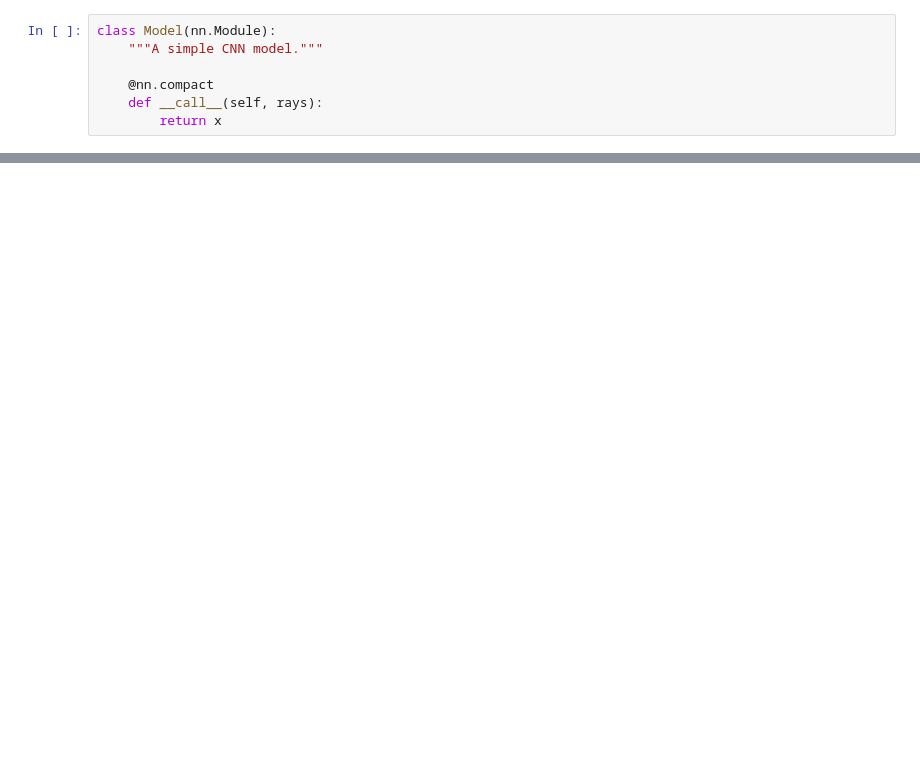
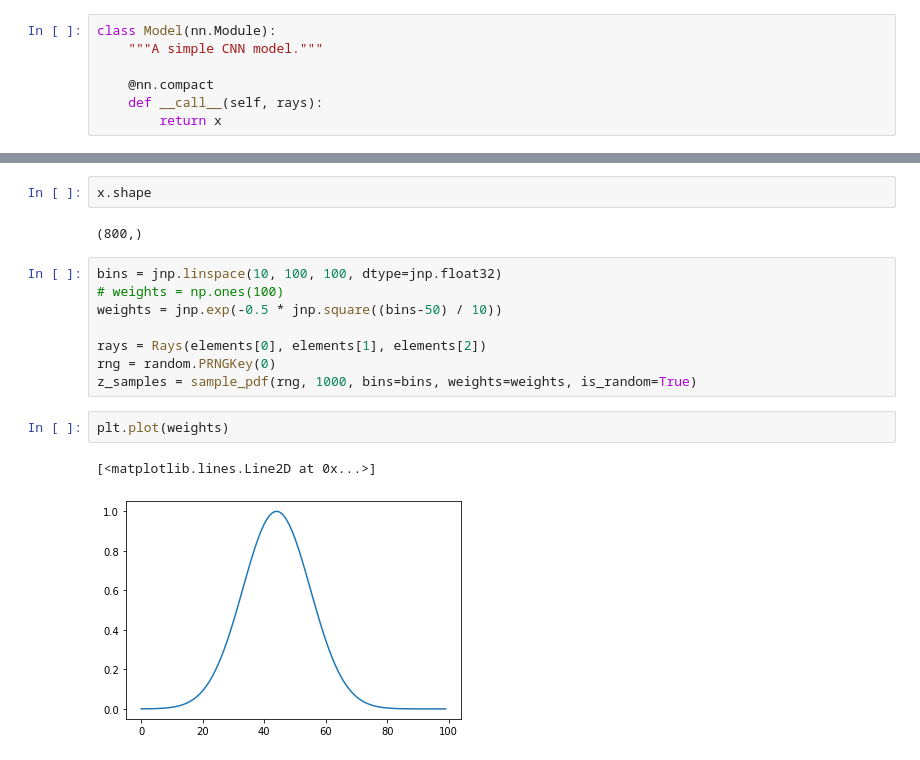
Before and after one commit to liangkaizhang/yet-another-jax-nerf, a Jupyter notebook: scripts/test_model.ipynb, the cells around one changed output, grey strips where cells are left out. Cells and saved outputs as stored; diff of their text form; blank space fills up the shorter version.

```diff
--- a/scripts/test_model.ipynb
+++ b/scripts/test_model.ipynb
@@ -31,0 +181,17 @@ class Model(nn.Module):
+# %%
+x.shape
+# %% [output]
+(800,)
+# %%
+bins = jnp.linspace(10, 100, 100, dtype=jnp.float32)
+# weights = np.ones(100)
+weights = jnp.exp(-0.5 * jnp.square((bins-50) / 10))
+
+rays = Rays(elements[0], elements[1], elements[2])
+rng = random.PRNGKey(0)
+z_samples = sample_pdf(rng, 1000, bins=bins, weights=weights, is_random=True)
+# %%
+plt.plot(weights)
+# %% [output]
+[<matplotlib.lines.Line2D at 0x...>]
+[figure, added]
```
Also changed, not shown: parts of 8 cells of this notebook, 6 other files.
